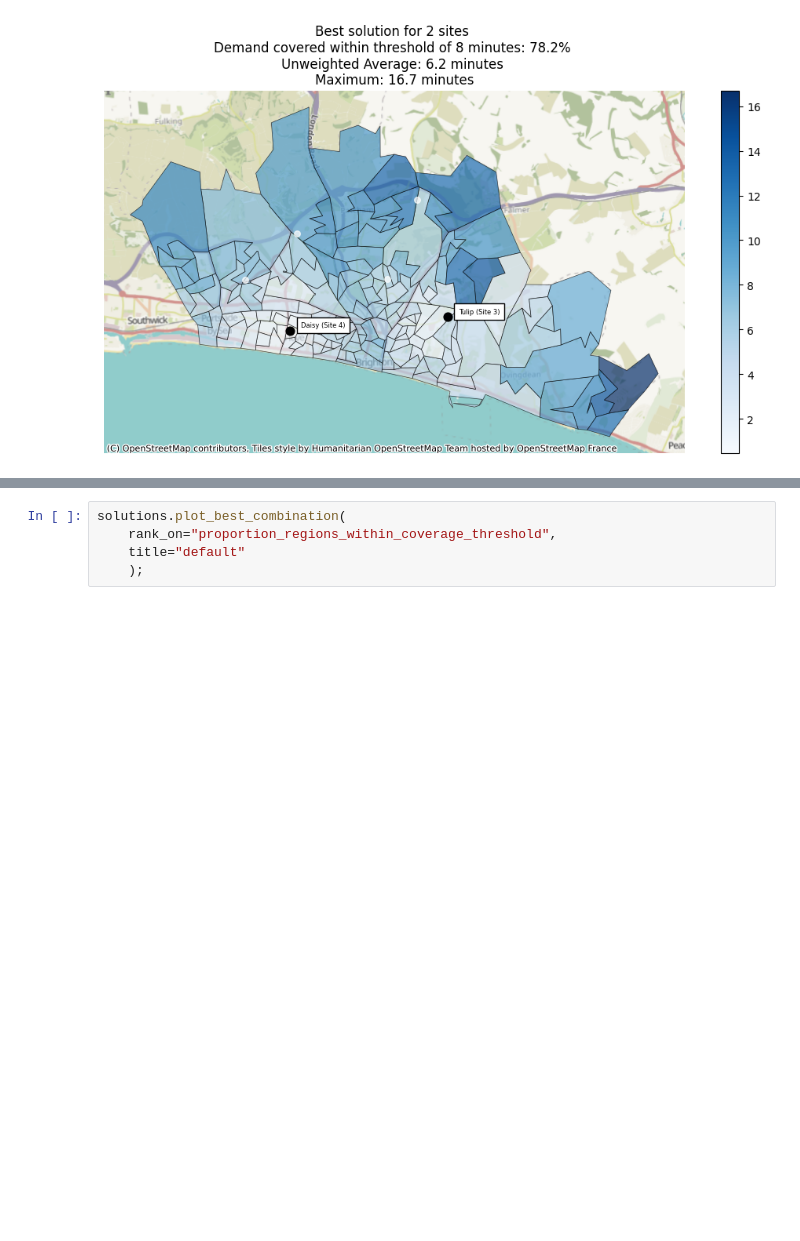
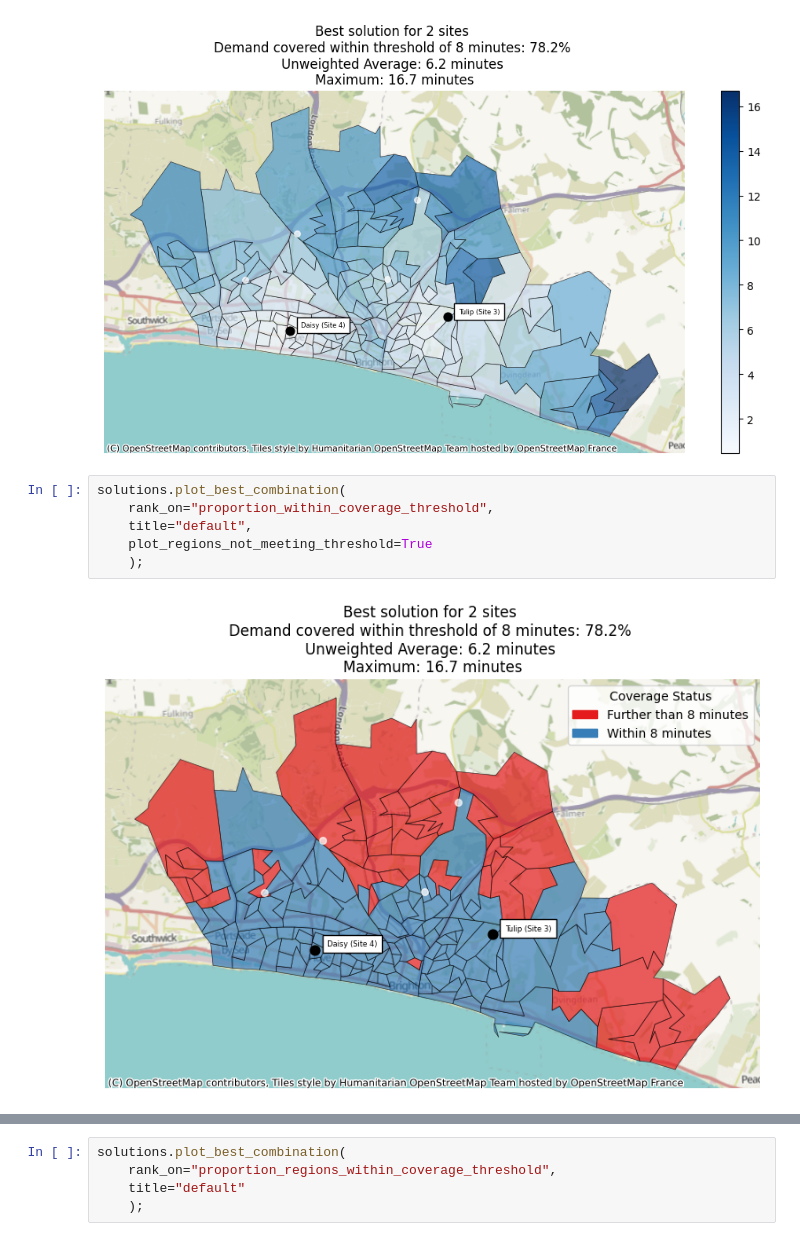
Before and after one commit to hsma-tools/lokigi, a Jupyter notebook: examples/location/coverage_metrics/index.ipynb, the cells around one changed output, grey strips where cells are left out. Cells and saved outputs as stored; diff of their text form; blank space fills up the shorter version.

```diff
--- a/examples/location/coverage_metrics/index.ipynb
+++ b/examples/location/coverage_metrics/index.ipynb
@@ -102,3 +111,11 @@ solutions.plot_best_combination(
     );
 # %% [output]
 [figure]
+# %%
+solutions.plot_best_combination(
+    rank_on="proportion_within_coverage_threshold",
+    title="default",
+    plot_regions_not_meeting_threshold=True
+    );
+# %% [output]
+[figure, added]
```
Also changed, not shown: parts of 13 cells of this notebook.
